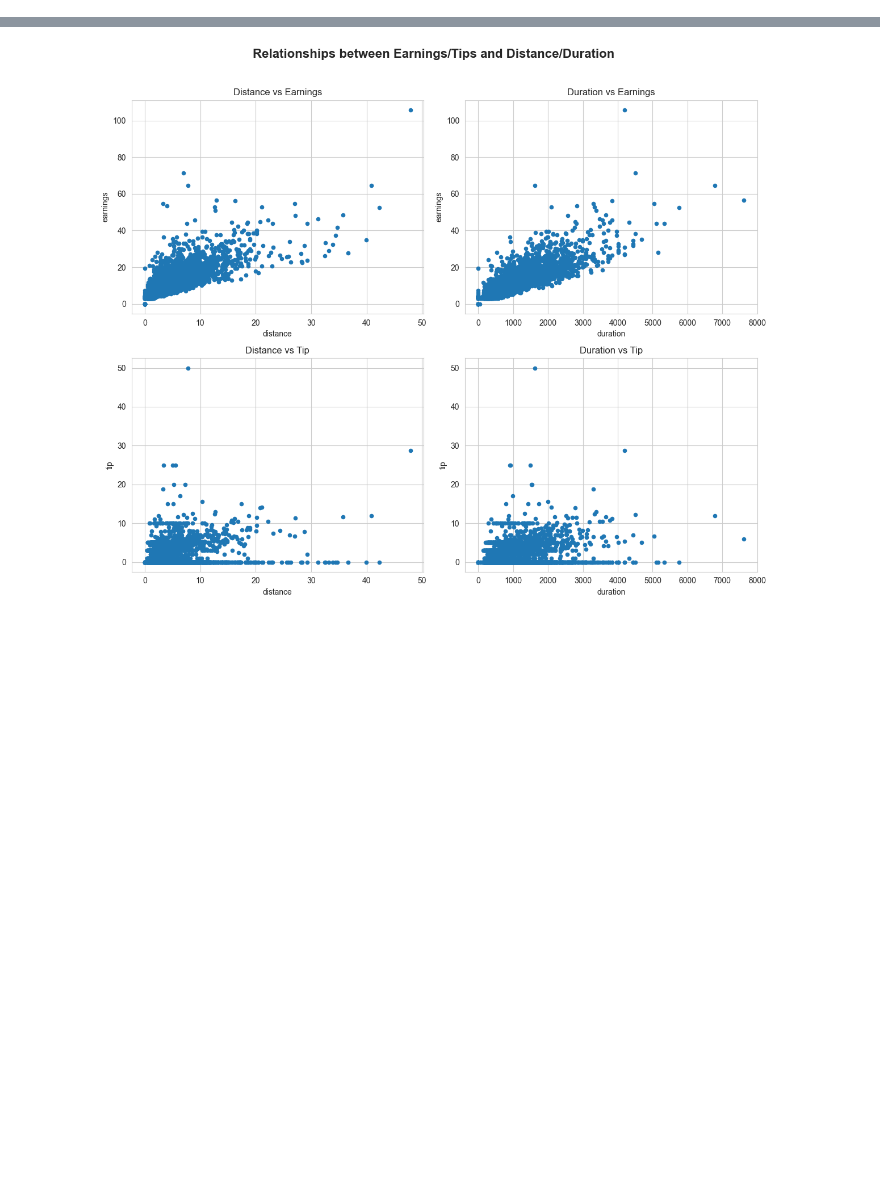
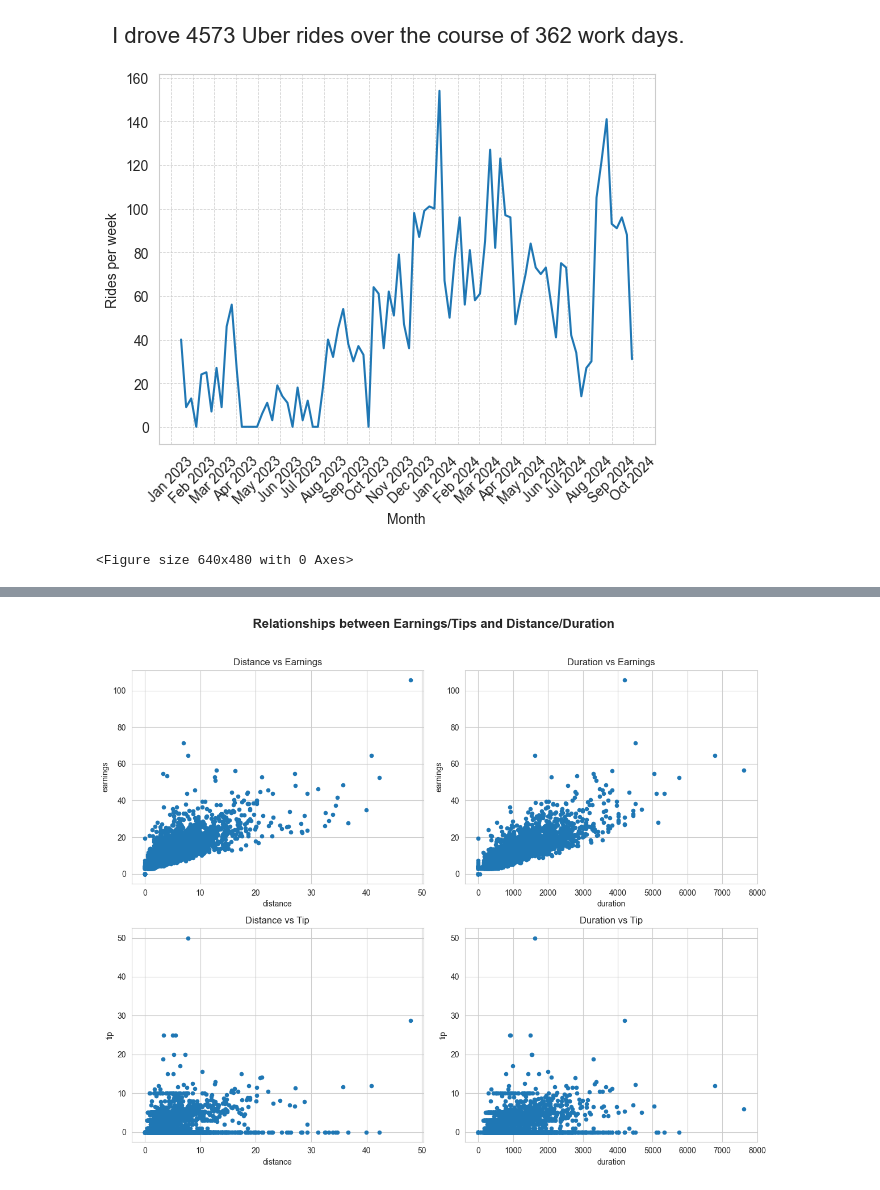
Before and after one commit to nrrb/uber-analytics-project, a Jupyter notebook: uber_analysis.ipynb, the cells around one changed output, grey strips where cells are left out. Saved outputs shown, nothing was run; the diff lists cells and outputs as text; code cells hidden in the pictures; blank space fills up the shorter version.

Commit message:
Add some visualizations for the README.md.

```diff
--- a/uber_analysis.ipynb
+++ b/uber_analysis.ipynb
@@ -1,18 +1,14 @@
 # %%
+import calendar
+import folium
+from folium.plugins import HeatMap
 import matplotlib.pyplot as plt
+import matplotlib.dates as mdates
 import pandas as pd
 import seaborn as sns
 
-rides = pd.read_csv('./data/rides.csv', parse_dates=['ride_start', 'ride_end'])
+rides = pd.read_csv('./data/rides.csv', parse_dates=['ride_start', 'ride_end'], dtype={'pickup_zip': 'str', 'dropoff_zip': 'str'})
 # Exclude non-passenger rides
 rides = rides.query('ride_type not in ("Connect Express", "Connect Saver", "Delivery", "Package Express")')
-
-# Easier categories for dates
-rides['hour'] = rides['ride_start'].dt.hour
-rides['day_of_week'] = rides['ride_start'].dt.day_of_week
-rides['day_of_year'] = rides['ride_start'].dt.day_of_year
-
-# How many actual days did I drive on?
-unique_days = rides['ride_start'].dt.date.nunique()
-print(f"I drove a total of {unique_days} days.")
+print(rides.info())
 # %% [output]
@@ -62,0 +35,25 @@ Ride Types sorted by Surge/Earnings Ratio:
+# %%
+# Show a chart of ride counts per day betwen Jan 2023 and Sep 2024
+#daily_counts = rides.resample('D', on='ride_start').size().reset_index(name='ride_count')
+weekly_counts = rides.resample('W', on='ride_start').size().reset_index(name='ride_count')
+
+# Plot the daily ride counts as a line chart
+sns.lineplot(data=weekly_counts, x='ride_start', y='ride_count')
+
+# Set x-axis ticks to show only months
+ax = plt.gca()
+ax.xaxis.set_major_locator(mdates.MonthLocator())
+ax.xaxis.set_major_formatter(mdates.DateFormatter('%b %Y'))
+
+ride_count = rides['ride_start'].count()
+work_days = rides['ride_start'].dt.date.nunique()
+plt.suptitle(f"I drove {ride_count} Uber rides over the course of {work_days} work days.", size=16)
+plt.xlabel('Month')
+plt.ylabel('Rides per week')
+plt.xticks(rotation=45)
+plt.grid(True, which='both', linestyle='--', linewidth=0.5)
+plt.show()
+plt.savefig(f"visualizations/Ride_Count_per_Week.png", dpi=300)
+# %% [output]
+[figure, added]
+<Figure size 640x480 with 0 Axes>
```
Also changed, not shown: parts of 12 cells of this notebook, 7 other files.
